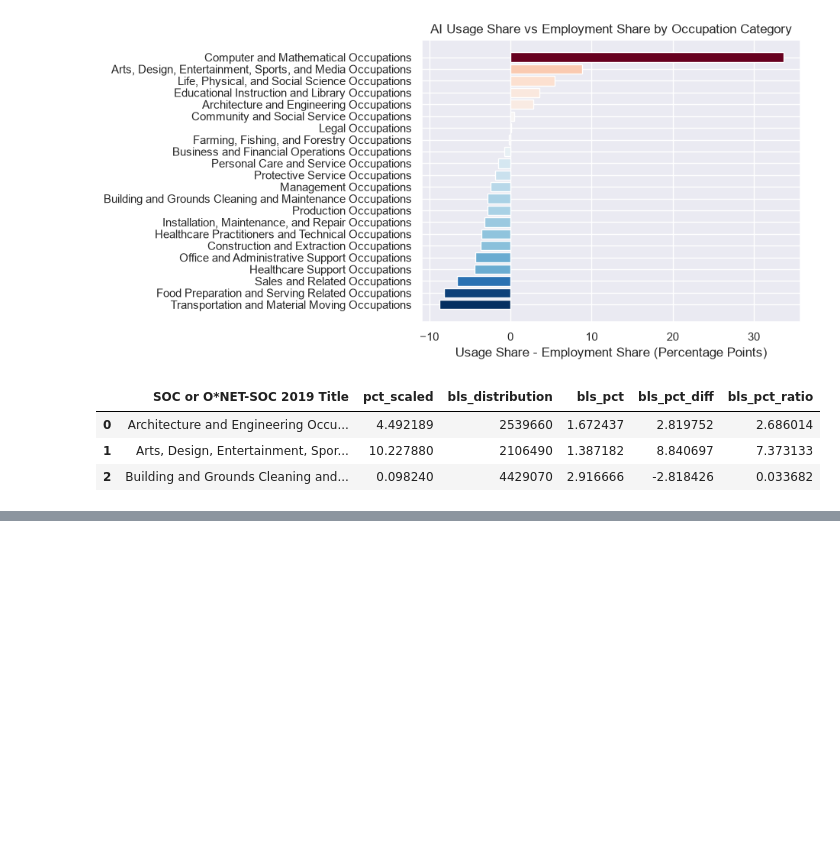
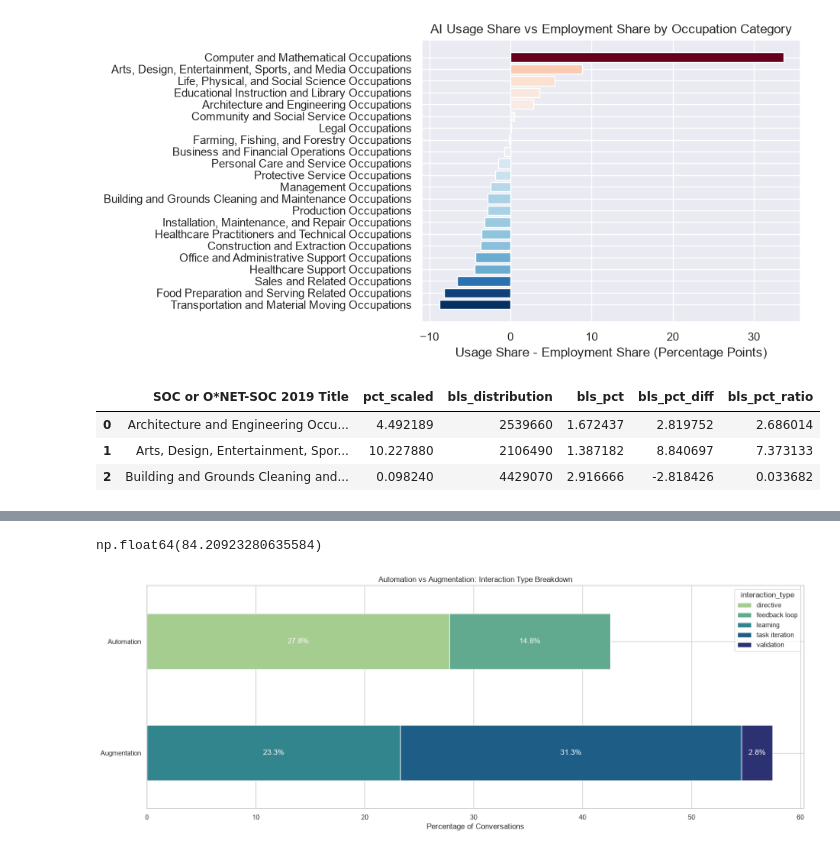
Before and after one commit to zaki-rogers/ai-labour-market-exposure, a Jupyter notebook: 01_eda.ipynb, the cells around one changed output, grey strips where cells are left out. Cells and saved outputs as stored; diff of their text form; code cells hidden in the pictures; blank space fills up the shorter version.

```diff
--- a/01_eda.ipynb
+++ b/01_eda.ipynb
@@ -553,0 +625,35 @@ plt.show()
+# %%
+automation_vs_augmentation["pct"].sum()
+# %% [output]
+np.float64(84.20923280635584)
+# %%
+avg_df = automation_vs_augmentation[automation_vs_augmentation["interaction_type"] != "none"].copy()
+avg_df["pct_normalised"] = 100 * avg_df["pct"] / avg_df["pct"].sum()
+
+supercategory_map = {
+    "directive": "Automation",
+    "feedback loop": "Automation",
+    "learning": "Augmentation",
+    "task iteration": "Augmentation",
+    "validation": "Augmentation"
+}
+
+avg_df["supercategory"] = avg_df["interaction_type"].map(supercategory_map)
+
+sns.set_style("whitegrid")
+
+pivot_df = avg_df.pivot(index="supercategory", columns="interaction_type", values="pct_normalised").fillna(0)
+
+fig, ax = plt.subplots(figsize=(16, 6))
+pivot_df.plot(kind="barh", stacked=True, colormap="crest", ax=ax)
+for container in ax.containers:
+    labels = [f"{v:.1f}%" if v > 0 else "" for v in container.datavalues]
+    ax.bar_label(container, labels=labels, label_type="center", color="white")
+
+ax.set_xlabel("Percentage of Conversations")
+ax.set_ylabel("")
+ax.set_title("Automation vs Augmentation: Interaction Type Breakdown")
+plt.tight_layout()
+plt.show()
+# %% [output]
+[figure, added]
```
Also changed, not shown: parts of 8 cells of this notebook.
